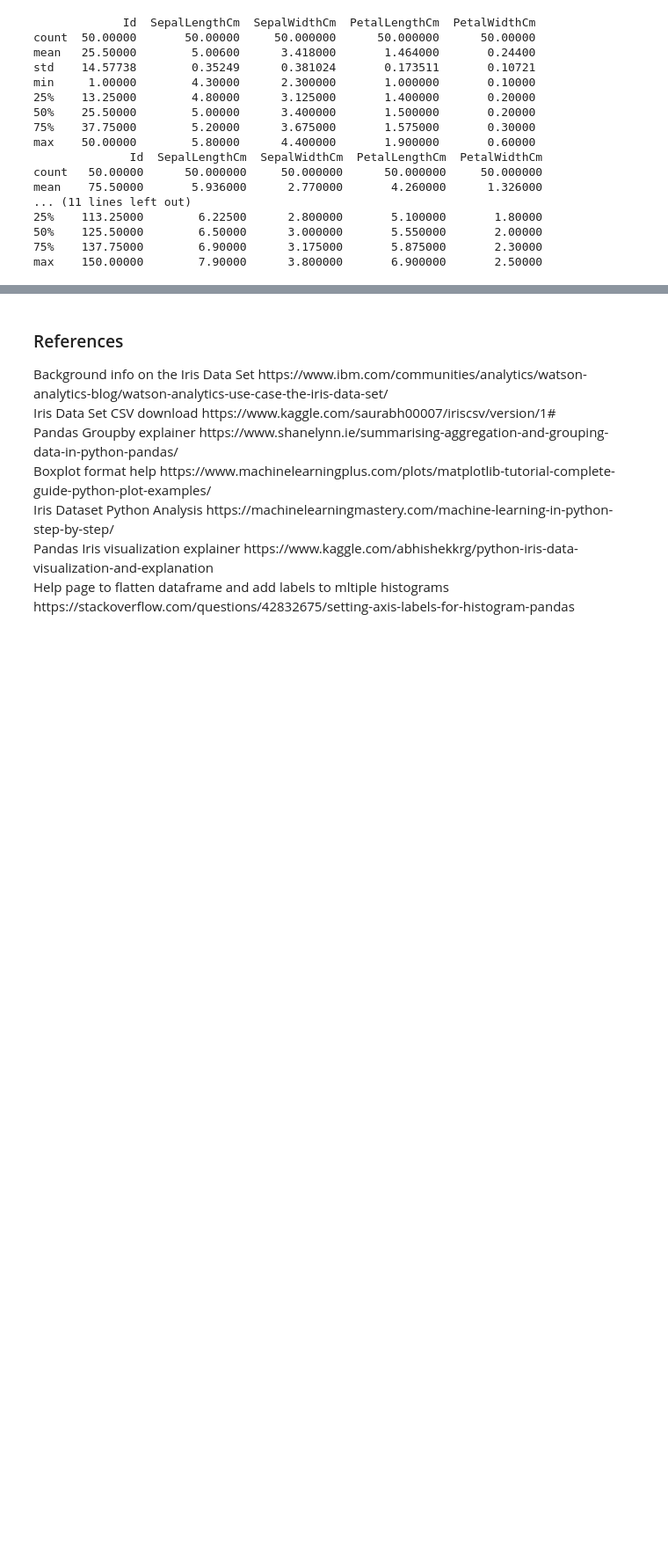
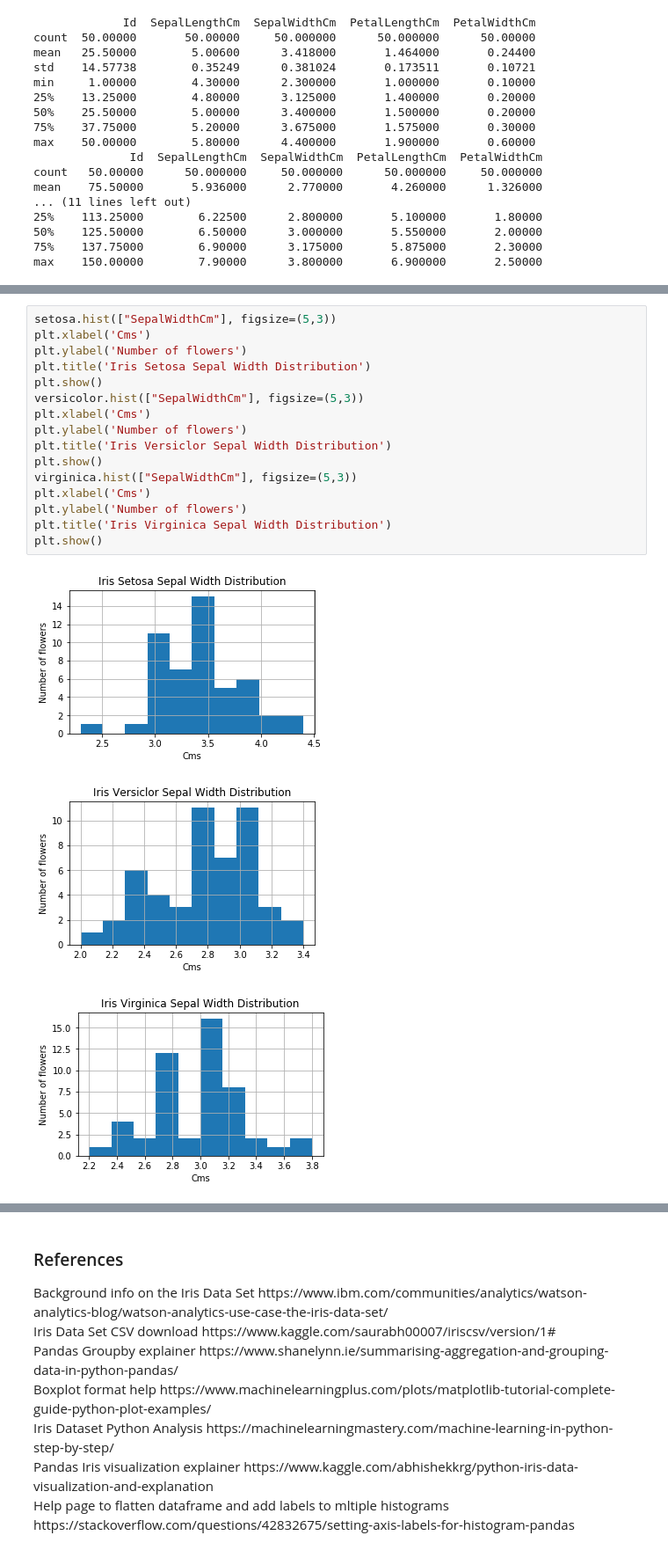
Before and after one commit to cobhan/pands-project-2019, a Jupyter notebook: Iris Dataset Project 2019.ipynb, the cells around one changed output, grey strips where cells are left out. Shown at 88% size. Saved outputs shown, nothing was run; the diff lists cells and outputs as text; blank space fills up the shorter version.

```diff
--- a/Iris Dataset Project 2019.ipynb
+++ b/Iris Dataset Project 2019.ipynb
@@ -209,0 +207,20 @@ TypeError: 'DataFrame' object is not callable
+# %%
+setosa.hist(["SepalWidthCm"], figsize=(5,3))
+plt.xlabel('Cms')
+plt.ylabel('Number of flowers')
+plt.title('Iris Setosa Sepal Width Distribution')
+plt.show()
+versicolor.hist(["SepalWidthCm"], figsize=(5,3))
+plt.xlabel('Cms')
+plt.ylabel('Number of flowers')
+plt.title('Iris Versiclor Sepal Width Distribution')
+plt.show()
+virginica.hist(["SepalWidthCm"], figsize=(5,3))
+plt.xlabel('Cms')
+plt.ylabel('Number of flowers')
+plt.title('Iris Virginica Sepal Width Distribution')
+plt.show()
+# %% [output]
+[figure, added]
+[figure, added]
+[figure, added]
```
Also changed, not shown: parts of 7 cells of this notebook.
